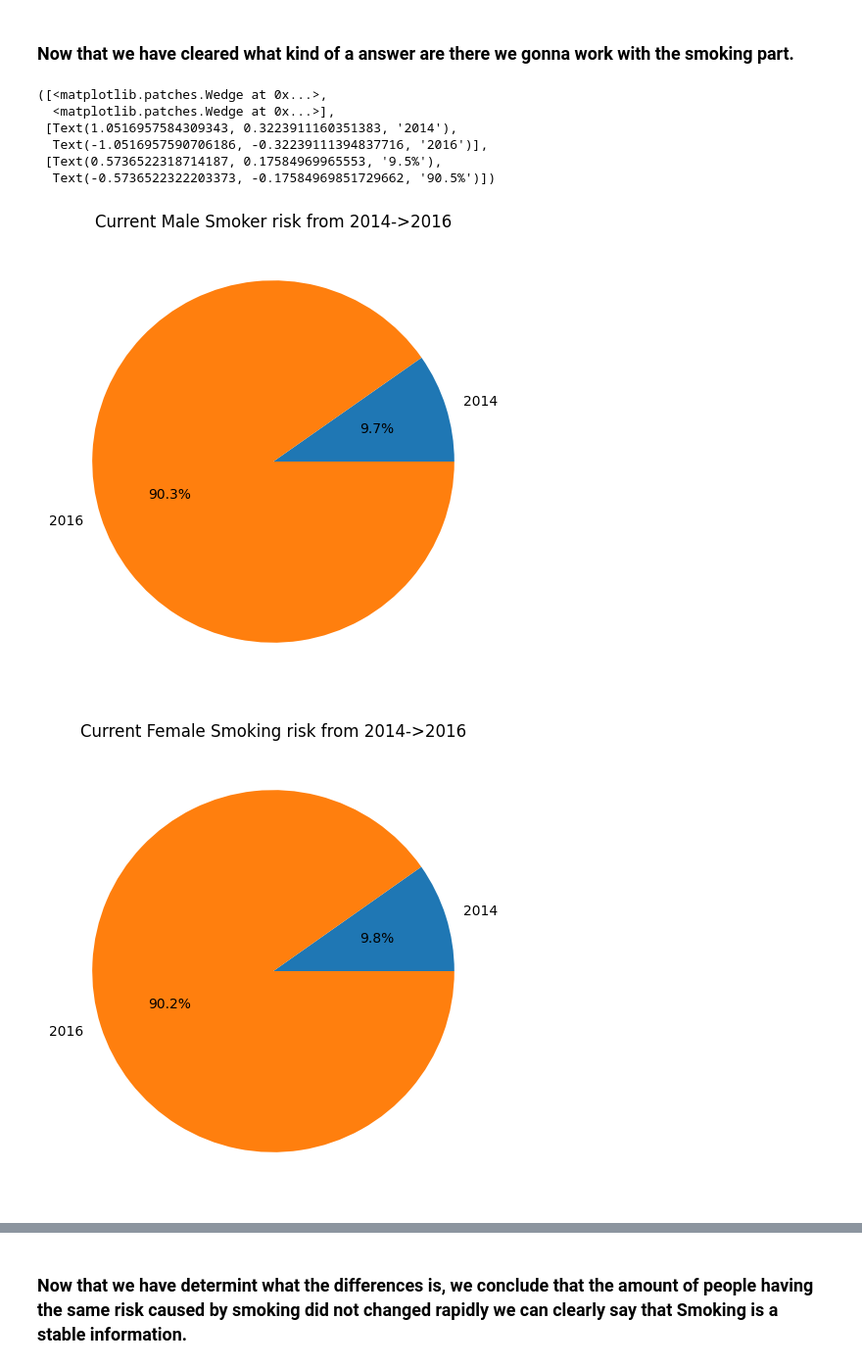
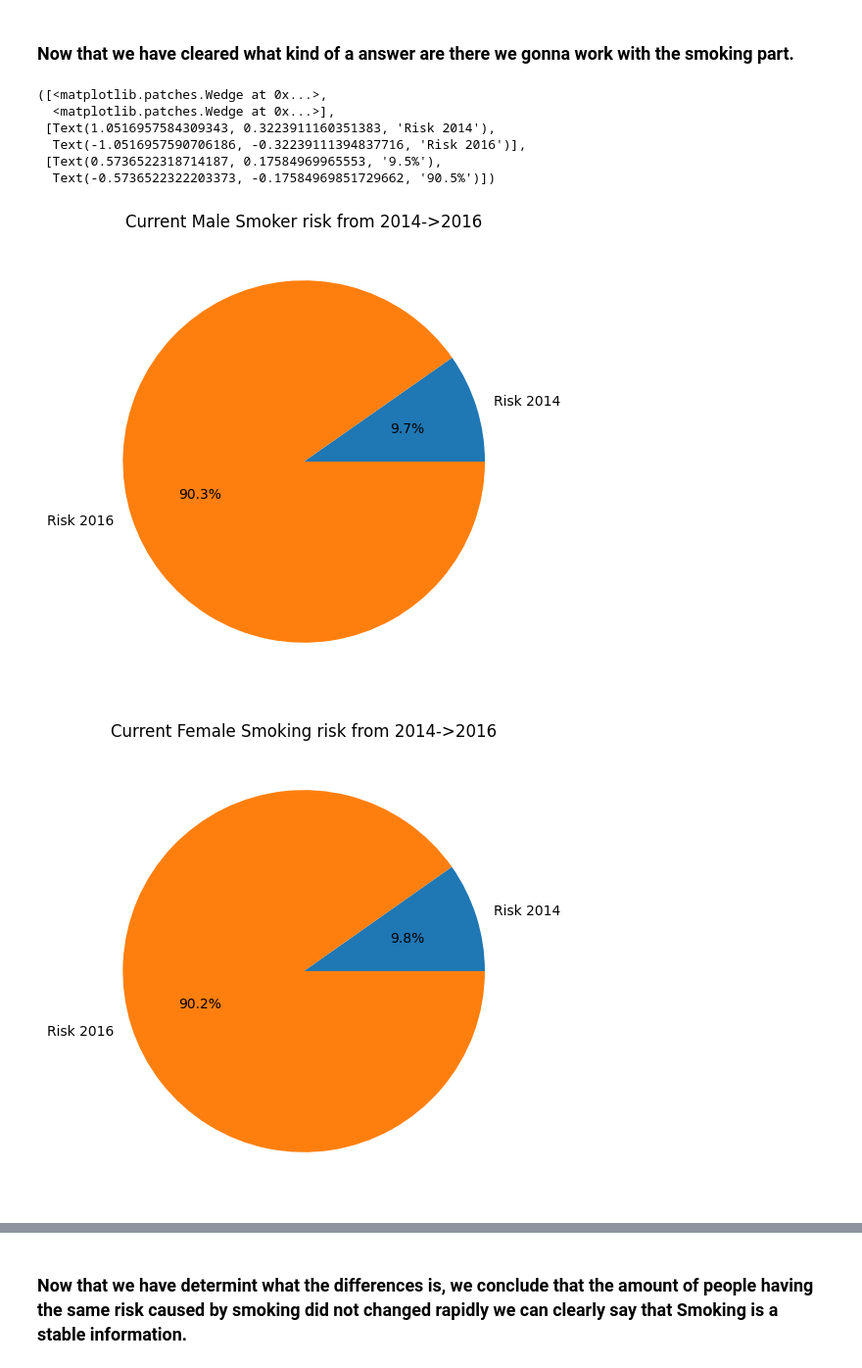
Before and after one commit to AntonioLeoneSolentUni/DataScienceAsseignment, a Jupyter notebook: mainHandin.ipynb, the cells around one changed output, grey strips where cells are left out. Shown: that part at 98% size. Cells and saved outputs as stored; diff of their text form; code cells hidden in the pictures.

```diff
--- a/mainHandin.ipynb
+++ b/mainHandin.ipynb
@@ -336,38 +336,38 @@ femaleFormerSmokerPieValues = [
     femalePercentageFormerSmoker2016
 ]
 
-labelArray = ['2014','2016']
+labelArray = ['Risk 2014','Risk 2016']
 
 #
 fig, maleCurrentSmokerPie  = plt.subplots(figsize=(10, 6))
 fig, femaCurrentSmokerlePie = plt.subplots(figsize=(10, 6))
 maleCurrentSmokerPie.set_title('Current Male Smoker risk from 2014->2016')
 femaCurrentSmokerlePie.set_title('Current Female Smoking risk from 2014->2016')
 
 maleCurrentSmokerPie.pie(maleCurrentSmokerPieValues,labels=labelArray ,autopct='%1.1f%%')
 femaCurrentSmokerlePie.pie(femaleCurrentSmokerPieValues, labels=labelArray, autopct='%1.1f%%')
 
 fig, maleFormerSmokerPie  = plt.subplots(figsize=(10, 6))
 fig, femaFormerSmokerPie = plt.subplots(figsize=(10, 6))
 maleFormerSmokerPie.set_title('Former Male Smoker risk from 2014->2016')
 femaFormerSmokerPie.set_title('Former Female Smoking risk from 2014->2016')
 
 maleFormerSmokerPie.pie(maleFormerSmokerPieValues,labels=labelArray ,autopct='%1.1f%%')
 femaFormerSmokerPie.pie(femaleFormerSmokerPieValues, labels=labelArray, autopct='%1.1f%%')
 
 fig, maleNeverSmokerPie  = plt.subplots(figsize=(10, 6))
 fig, femaNeverSmokerlePie = plt.subplots(figsize=(10, 6))
 maleNeverSmokerPie.set_title('Never Male Smoker risk from 2014->2016')
 femaNeverSmokerlePie.set_title('Never Female Smoking risk from 2014->2016')
 
 maleNeverSmokerPie.pie(maleNeverSmokerPieValues,labels=labelArray ,autopct='%1.1f%%')
 femaNeverSmokerlePie.pie(femaleNeverSmokerPieValues, labels=labelArray, autopct='%1.1f%%')
 # %% [output]
 ([<matplotlib.patches.Wedge at 0x...>,
   <matplotlib.patches.Wedge at 0x...>],
- [Text(1.0516957584309343, 0.3223911160351383, '2014'),
-  Text(-1.0516957590706186, -0.32239111394837716, '2016')],
+ [Text(1.0516957584309343, 0.3223911160351383, 'Risk 2014'),
+  Text(-1.0516957590706186, -0.32239111394837716, 'Risk 2016')],
  [Text(0.5736522318714187, 0.17584969965553, '9.5%'),
   Text(-0.5736522322203373, -0.17584969851729662, '90.5%')])
-[figure, old version]
+[figure, new version]
-[figure, old version]
+[figure, new version]
```
Also changed, not shown: parts of 1 cell of this notebook, 2 other files.
